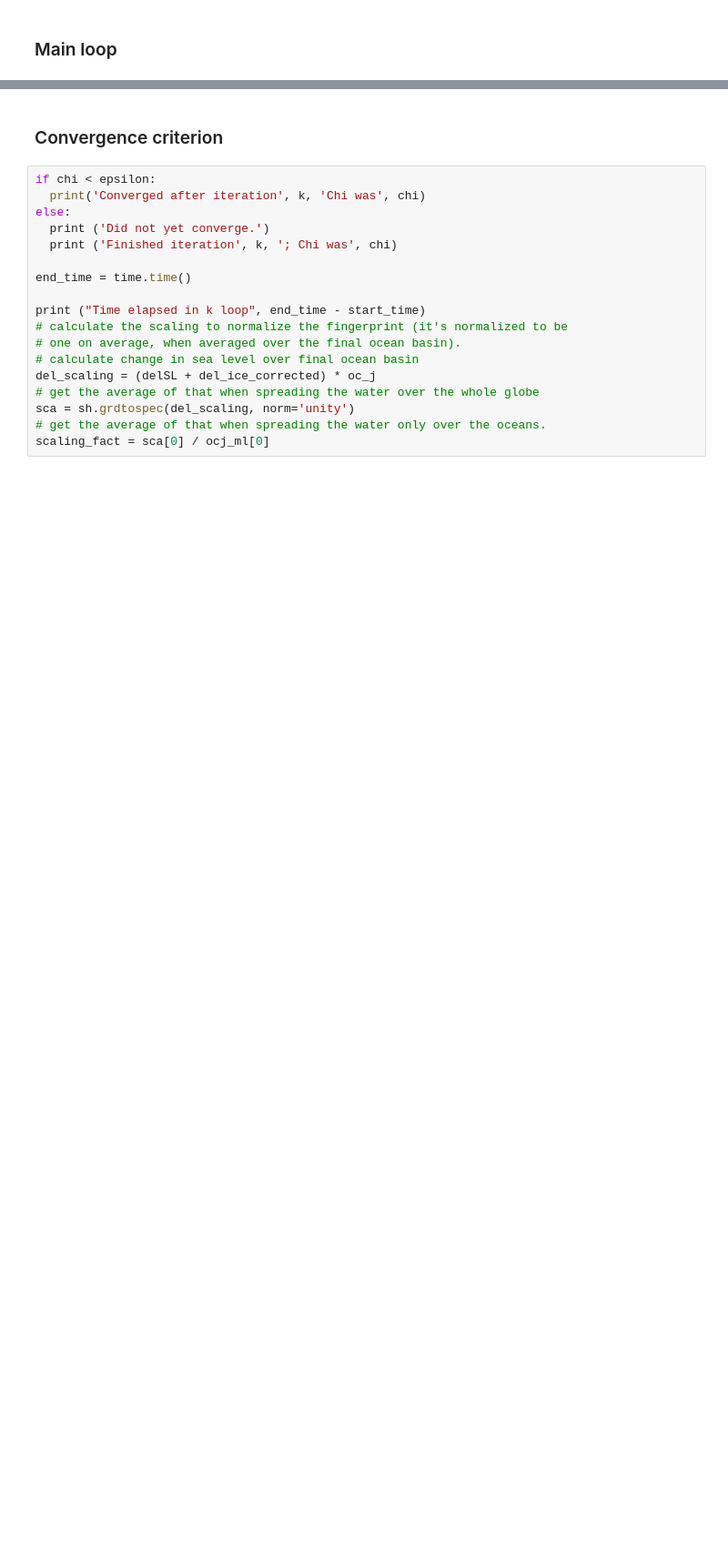
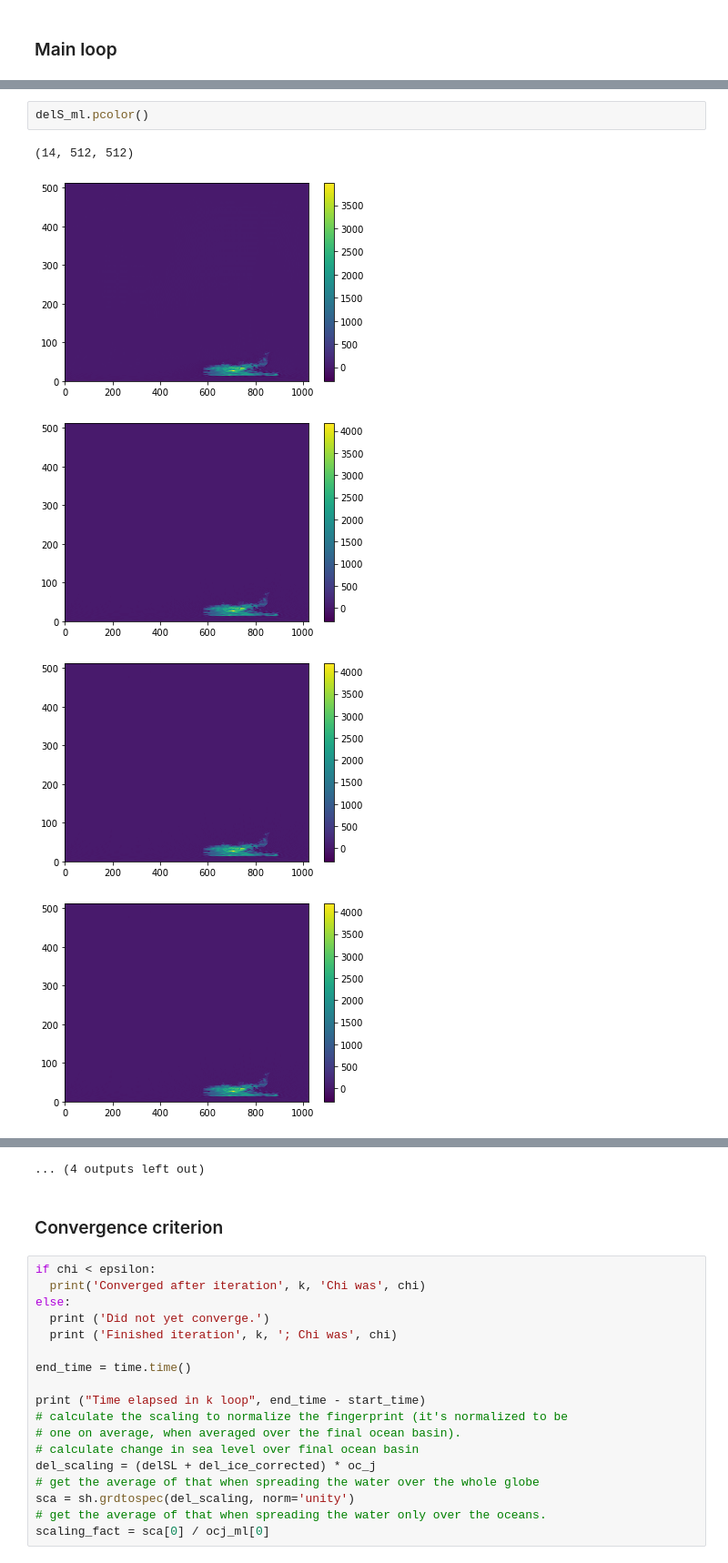
Before and after one commit to AHenryLarroze/Py_SL_C0de, a Jupyter notebook: SL_equation_elastic.ipynb, the cells around one changed output, grey strips where cells are left out. Shown at 91% size. Cells and saved outputs as stored; diff of their text form; blank space fills up the shorter version.

```diff
--- a/SL_equation_elastic.ipynb
+++ b/SL_equation_elastic.ipynb
@@ -528,0 +421,8 @@ ValueError: operands could not be broadcast together with shapes (2080,) (2,64,6
+# %%
+delS_ml.pcolor()
+# %% [output]
+(14, 512, 512)
+[figure, added]
+[figure, added]
+[figure, added]
+[figure, added]
@@ -529,3 +436,4 @@ ValueError: operands could not be broadcast together with shapes (2080,) (2,64,6
+... (4 outputs left out)
 # %% [markdown]
 ### Convergence criterion
 # %%
```
Also changed, not shown: parts of 46 cells of this notebook.
